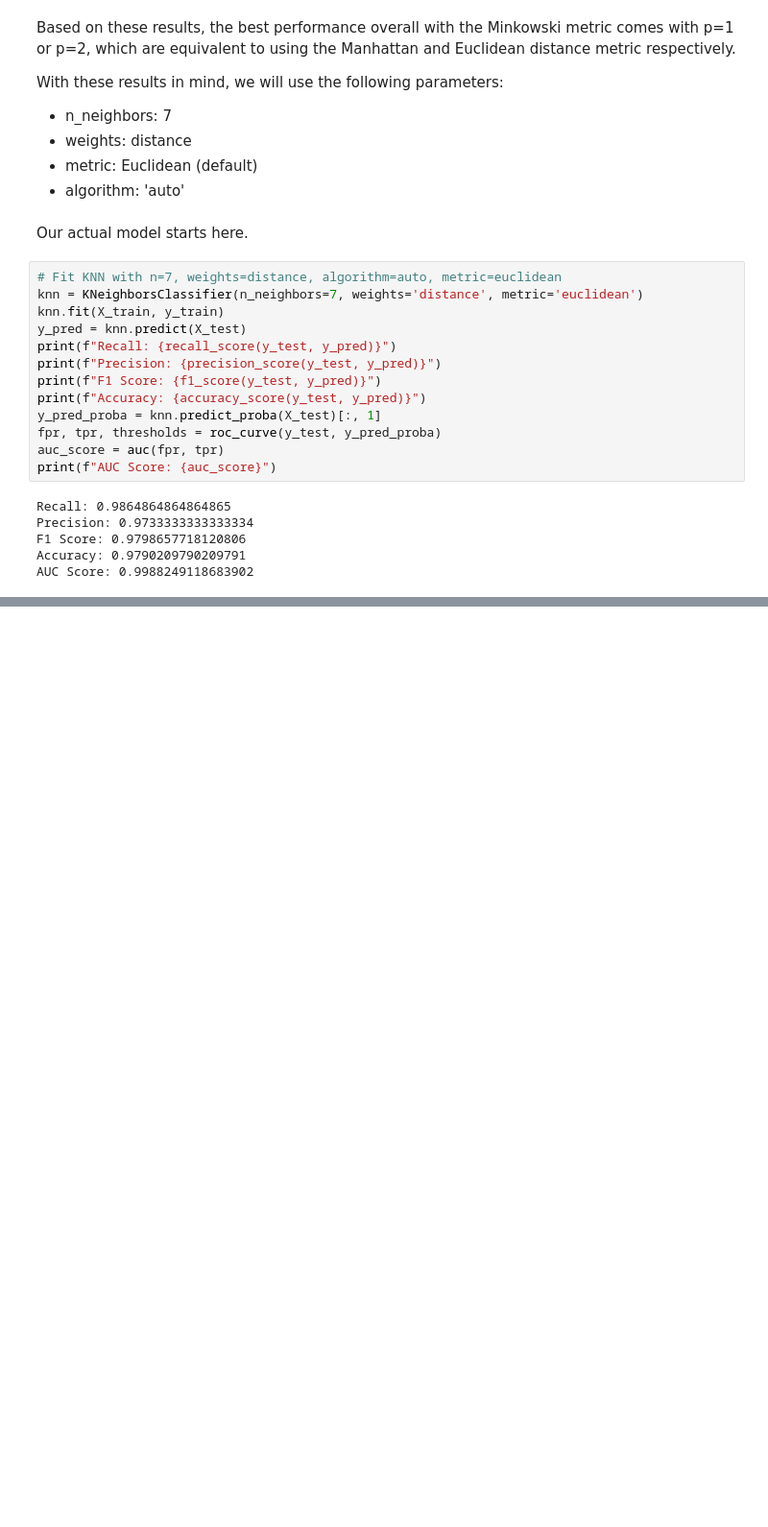
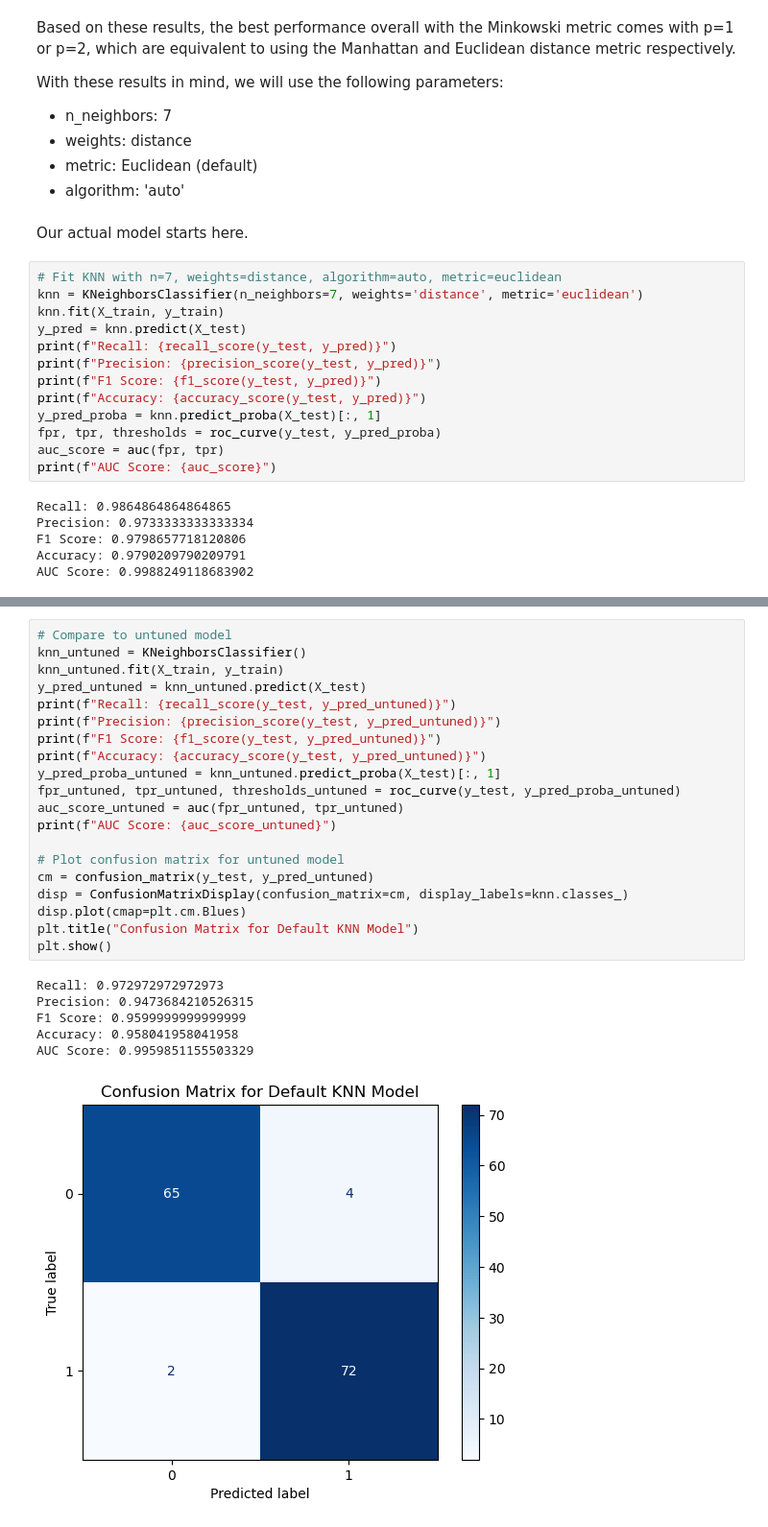
Before and after one commit to m-liv/bc-project, a Jupyter notebook: knn.ipynb, the cells around one changed output, grey strips where cells are left out. Shown: that part at 96% size. Saved outputs shown, nothing was run; the diff lists cells and outputs as text; blank space fills up the shorter version.

```diff
--- a/knn.ipynb
+++ b/knn.ipynb
@@ -567,0 +570,27 @@ plt.show()
+# %%
+# Compare to untuned model
+knn_untuned = KNeighborsClassifier()
+knn_untuned.fit(X_train, y_train)
+y_pred_untuned = knn_untuned.predict(X_test)
+print(f"Recall: {recall_score(y_test, y_pred_untuned)}")
+print(f"Precision: {precision_score(y_test, y_pred_untuned)}")
+print(f"F1 Score: {f1_score(y_test, y_pred_untuned)}")
+print(f"Accuracy: {accuracy_score(y_test, y_pred_untuned)}")
+y_pred_proba_untuned = knn_untuned.predict_proba(X_test)[:, 1]
+fpr_untuned, tpr_untuned, thresholds_untuned = roc_curve(y_test, y_pred_proba_untuned)
+auc_score_untuned = auc(fpr_untuned, tpr_untuned)
+print(f"AUC Score: {auc_score_untuned}")
+
+# Plot confusion matrix for untuned model
+cm = confusion_matrix(y_test, y_pred_untuned)
+disp = ConfusionMatrixDisplay(confusion_matrix=cm, display_labels=knn.classes_)
+disp.plot(cmap=plt.cm.Blues)
+plt.title("Confusion Matrix for Default KNN Model")
+plt.show()
+# %% [output]
+Recall: 0.972972972972973
+Precision: 0.9473684210526315
+F1 Score: 0.9599999999999999
+Accuracy: 0.958041958041958
+AUC Score: 0.9959851155503329
+[figure, added]
```
Also changed, not shown: parts of 2 cells of this notebook.
